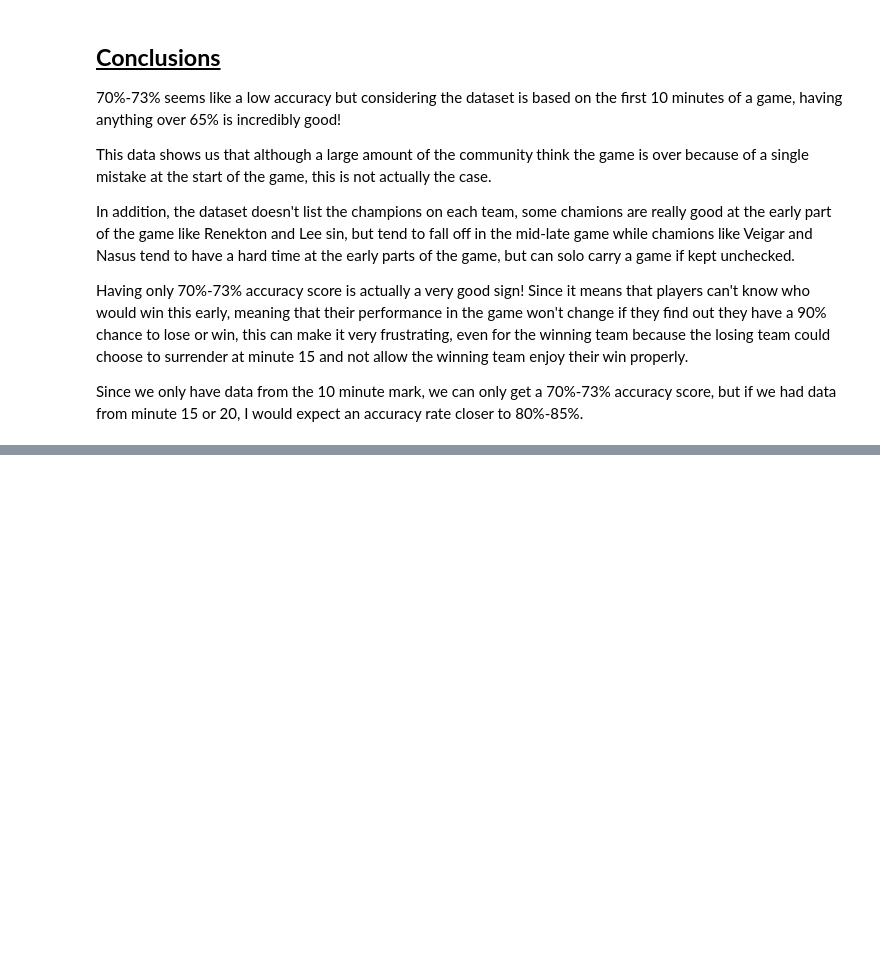
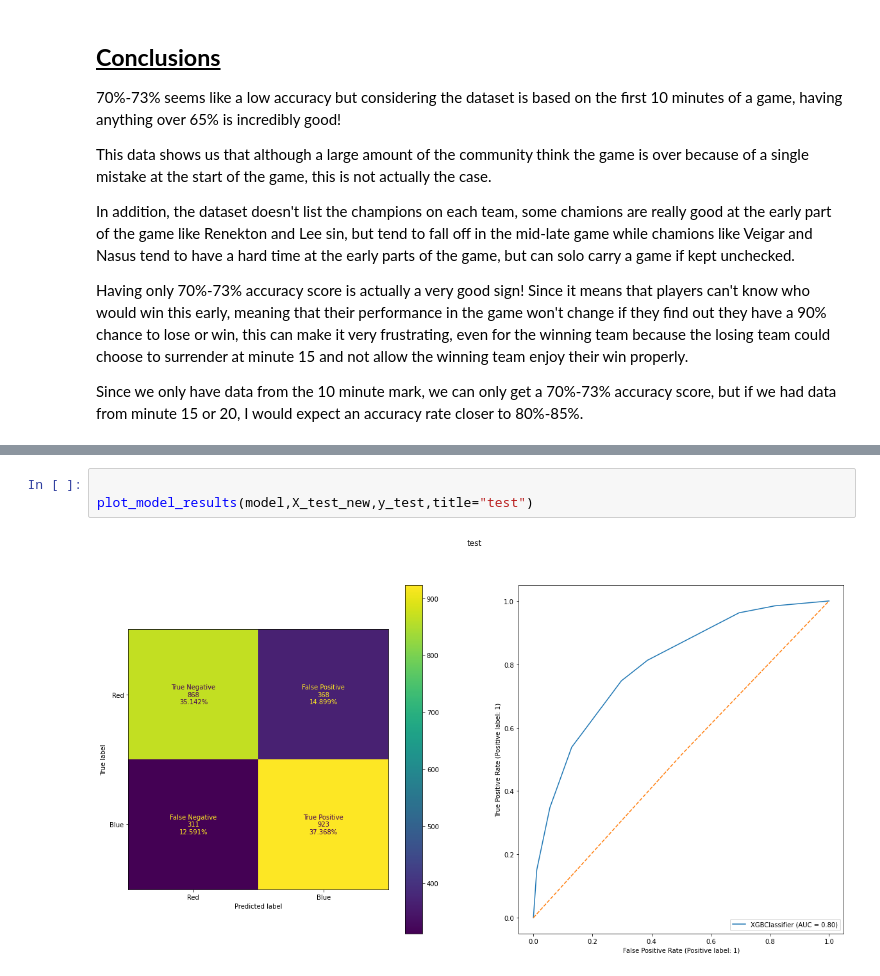
Before and after one commit to zivm20/Final-project-semester-2, a Jupyter notebook: Classification.ipynb, the cells around one changed output, grey strips where cells are left out. Cells and saved outputs as stored; diff of their text form; blank space fills up the shorter version.

```diff
--- a/Classification.ipynb
+++ b/Classification.ipynb
@@ -549,0 +898,5 @@ Since we only have data from the 10 minute mark, we can only get a 70%-73% accur
+# %%
+
+plot_model_results(model,X_test_new,y_test,title="test")
+# %% [output]
+[figure, added]
```
Also changed, not shown: parts of 52 cells of this notebook, 52 other files.
